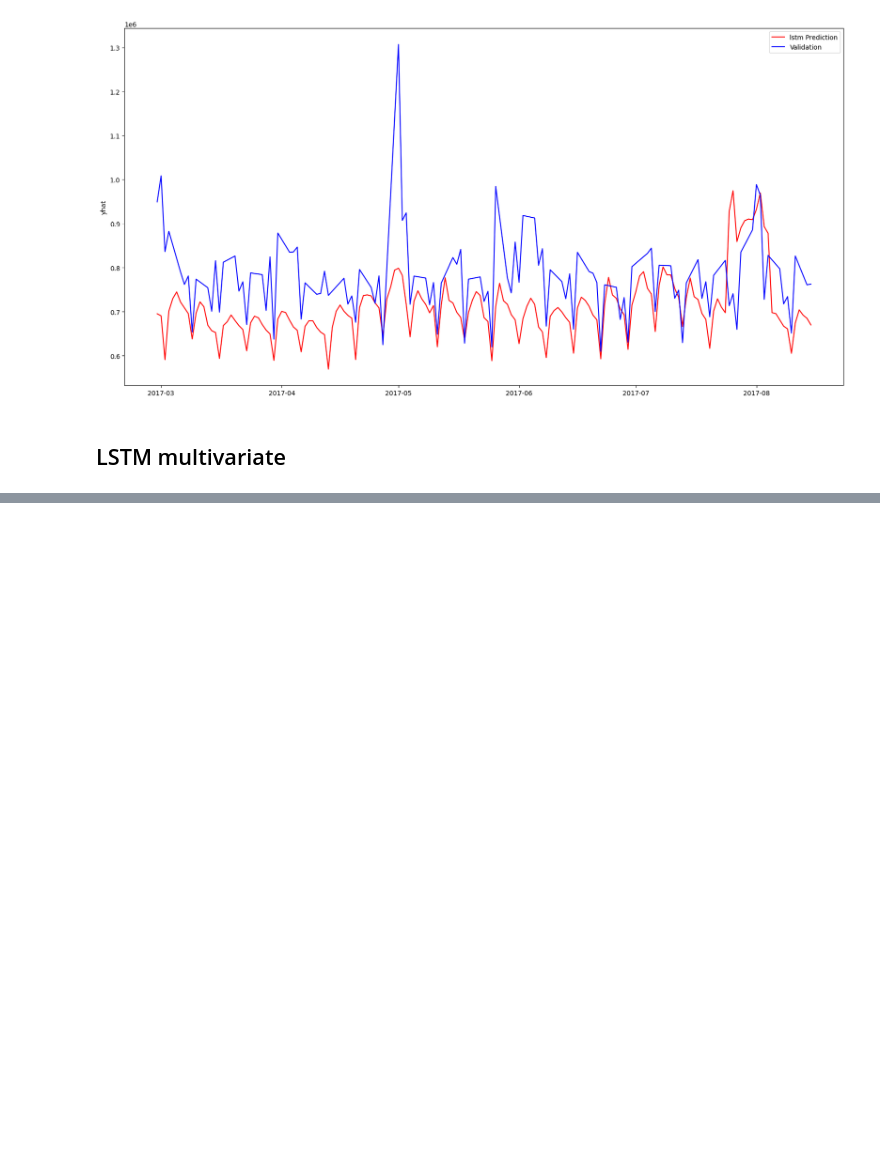
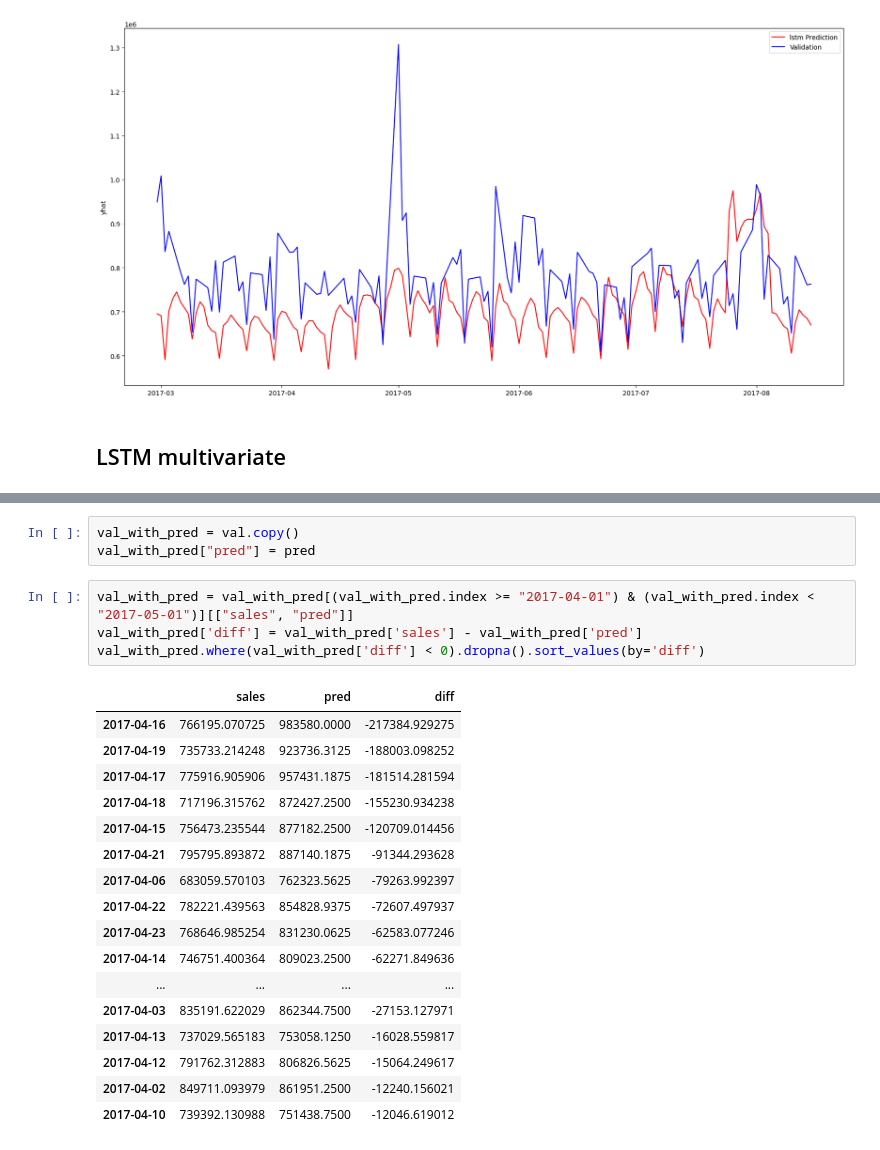
Before and after one commit to Capton1/stores-sales-forecasting-poc, a Jupyter notebook: notebooks/Model results 2 - viz.ipynb, the cells around one changed output, grey strips where cells are left out. Cells and saved outputs as stored; diff of their text form; blank space fills up the shorter version.

```diff
--- a/notebooks/Model results 2 - viz.ipynb
+++ b/notebooks/Model results 2 - viz.ipynb
@@ -347,0 +349,25 @@ RMSE: 230454189897.56378
+# %%
+val_with_pred = val.copy()
+val_with_pred["pred"] = pred
+# %%
+val_with_pred = val_with_pred[(val_with_pred.index >= "2017-04-01") & (val_with_pred.index < "2017-05-01")][["sales", "pred"]]
+val_with_pred['diff'] = val_with_pred['sales'] - val_with_pred['pred']
+val_with_pred.where(val_with_pred['diff'] < 0).dropna().sort_values(by='diff')
+# %% [output]
+|  | sales | pred | diff |
+| 2017-04-16 | 766195.070725 | 983580.0000 | -217384.929275 |
+| 2017-04-19 | 735733.214248 | 923736.3125 | -188003.098252 |
+| 2017-04-17 | 775916.905906 | 957431.1875 | -181514.281594 |
+| 2017-04-18 | 717196.315762 | 872427.2500 | -155230.934238 |
+| 2017-04-15 | 756473.235544 | 877182.2500 | -120709.014456 |
+| 2017-04-21 | 795795.893872 | 887140.1875 | -91344.293628 |
+| 2017-04-06 | 683059.570103 | 762323.5625 | -79263.992397 |
+| 2017-04-22 | 782221.439563 | 854828.9375 | -72607.497937 |
+| 2017-04-23 | 768646.985254 | 831230.0625 | -62583.077246 |
+| 2017-04-14 | 746751.400364 | 809023.2500 | -62271.849636 |
+| ... | ... | ... | ... |
+| 2017-04-03 | 835191.622029 | 862344.7500 | -27153.127971 |
+| 2017-04-13 | 737029.565183 | 753058.1250 | -16028.559817 |
+| 2017-04-12 | 791762.312883 | 806826.5625 | -15064.249617 |
+| 2017-04-02 | 849711.093979 | 861951.2500 | -12240.156021 |
+| 2017-04-10 | 739392.130988 | 751438.7500 | -12046.619012 |
```
Also changed, not shown: parts of 14 cells of this notebook, 3 other files.
